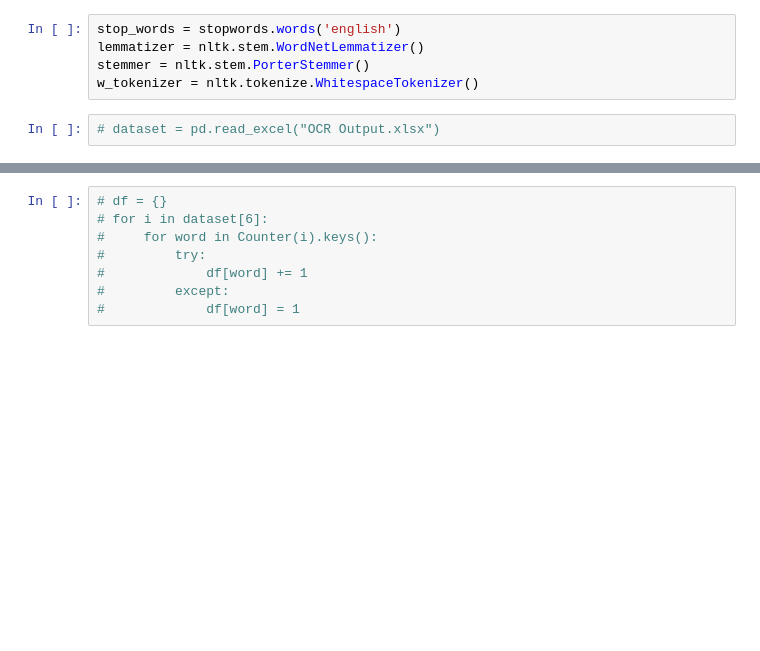
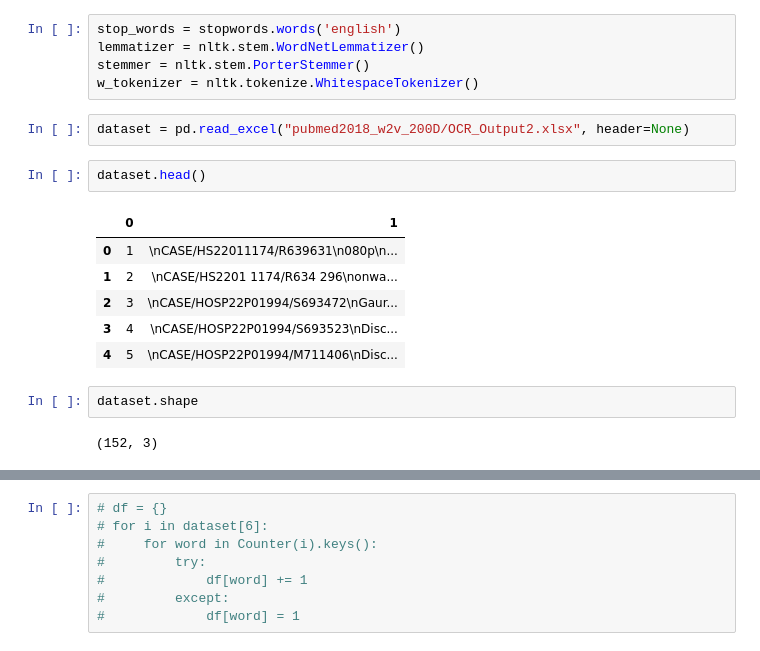
Before and after one commit to victor7246/MRF-LDA, a Jupyter notebook: mrf_lda.ipynb, the cells around one changed output, grey strips where cells are left out. Drawn from its saved outputs; the diff is of its cells as text; blank space fills up the shorter version.

```diff
--- a/mrf_lda.ipynb
+++ b/mrf_lda.ipynb
@@ -141,6 +159,19 @@ stop_words = stopwords.words('english')
 lemmatizer = nltk.stem.WordNetLemmatizer()
 stemmer = nltk.stem.PorterStemmer()
 w_tokenizer = nltk.tokenize.WhitespaceTokenizer()
-# %%
-# dataset = pd.read_excel("OCR Output.xlsx")
+# %%
+dataset = pd.read_excel("pubmed2018_w2v_200D/OCR_Output2.xlsx", header=None)
+# %%
+dataset.head()
+# %% [output]
+|  | 0 | 1 |
+| 0 | 1 | \nCASE/HS22011174/R639631\n080p\n... |
+| 1 | 2 | \nCASE/HS2201 1174/R634 296\nonwa... |
+| 2 | 3 | \nCASE/HOSP22P01994/S693472\nGaur... |
+| 3 | 4 | \nCASE/HOSP22P01994/S693523\nDisc... |
+| 4 | 5 | \nCASE/HOSP22P01994/M711406\nDisc... |
+# %%
+dataset.shape
+# %% [output]
+(152, 3)
 # %%
```
Also changed, not shown: parts of 6 cells of this notebook, 3 other files.
